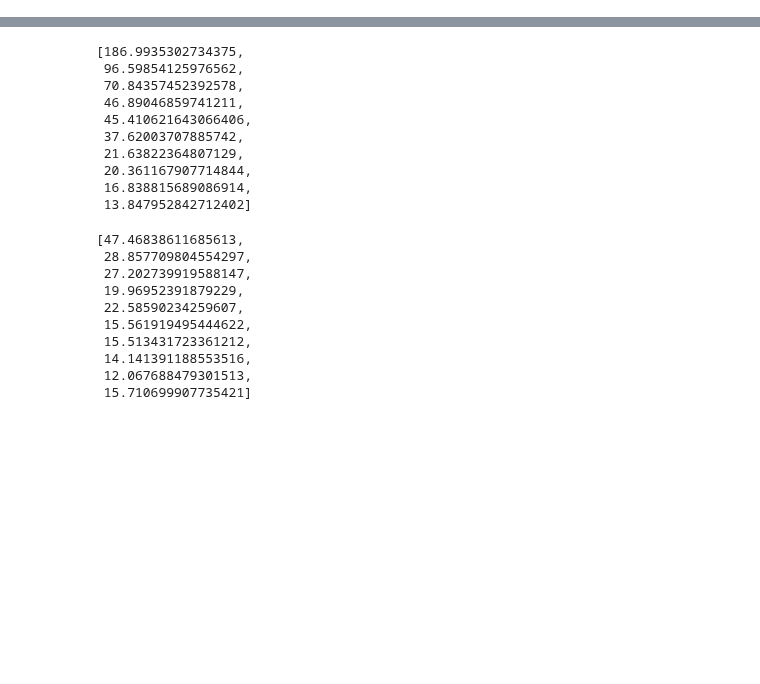
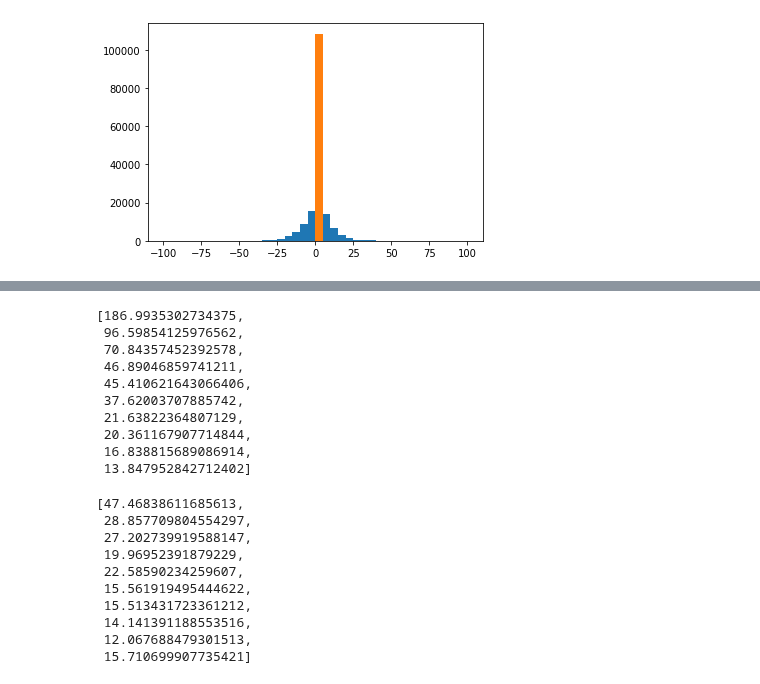
Before and after one commit to PocketCoffea/PocketCoffea, a Jupyter notebook: notebooks/jer_test.ipynb, the cells around one changed output, grey strips where cells are left out. Saved outputs shown, nothing was run; the diff lists cells and outputs as text; code cells hidden in the pictures; blank space fills up the shorter version.

```diff
--- a/notebooks/jer_test.ipynb
+++ b/notebooks/jer_test.ipynb
@@ -168,0 +173,5 @@ corrected_jets[0].pt.tolist()
+# %%
+n, bins, patches = plt.hist(ak.flatten(matched_jets.pt - matched_genjets.pt), bins=np.linspace(-100,100,41));
+plt.hist(ak.flatten(ptResolution), bins=bins);
+# %% [output]
+[figure, added]
```
Also changed, not shown: parts of 10 cells of this notebook.
